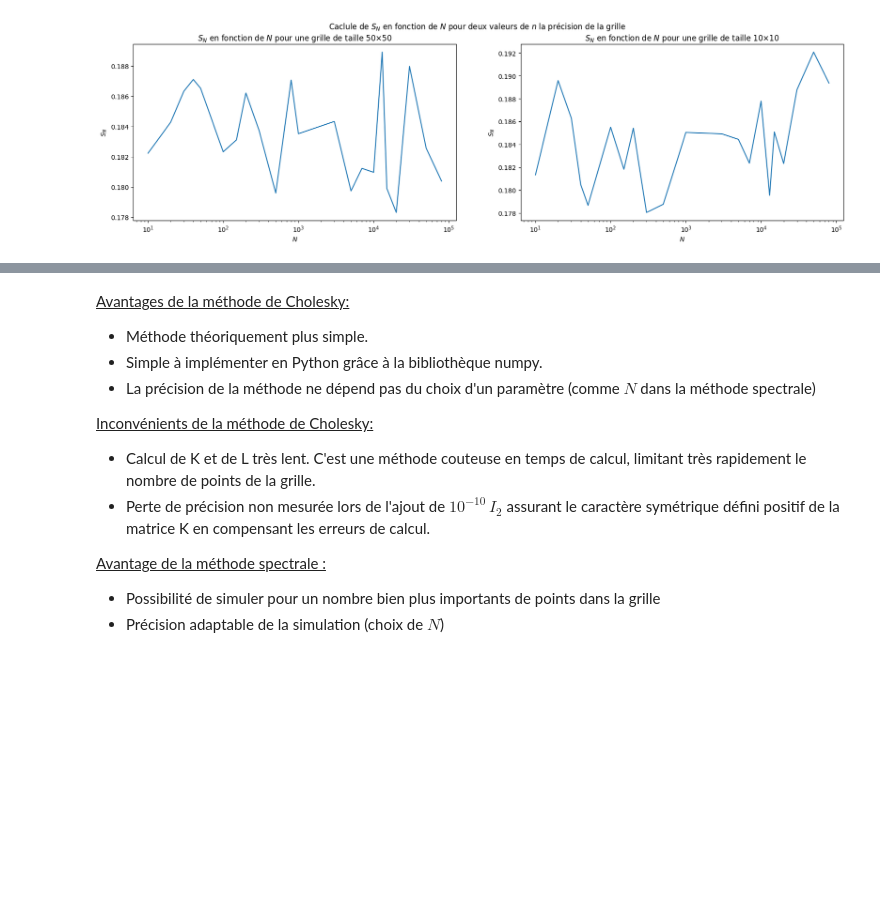
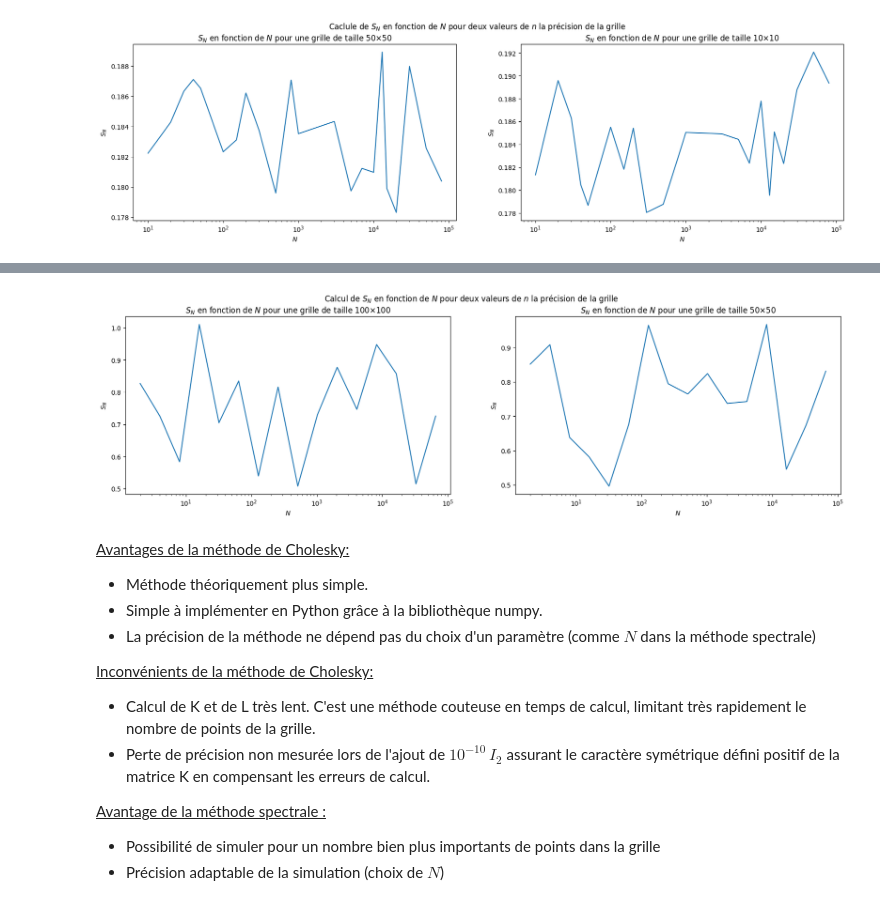
Before and after one commit to louismaguer/projet-maths-info, a Jupyter notebook: projet-probas/Projet Probabilités.ipynb, the cells around one changed output, grey strips where cells are left out. Cells and saved outputs as stored; diff of their text form; code cells hidden in the pictures; blank space fills up the shorter version.

```diff
--- a/projet-probas/Projet Probabilités.ipynb
+++ b/projet-probas/Projet Probabilités.ipynb
@@ -455,3 +464,46 @@ plt.show()
+# %%
+N_size = 17
+N = [2**i for i in range(1, N_size + 1)]
+
+def modified_champ_spectre(coord, a, Ns):
+    m = int(np.sqrt(len(coord)))
+    Ns = np.sort(Ns)
+    N_length = len(Ns)
+    N_max = Ns[N_length - 1]
+    W = rng.multivariate_normal([0, 0], (2/a) * np.identity(2), N_max)
+    Phi = rng.uniform(0, 2 * np.pi, N_max)
+    termes = np.cos(np.dot(coord, W.transpose()) + Phi)
+    ans = []
+    for i in range(N_length):
+        ans.append((np.sqrt(2/Ns[i]) * np.sum(termes[:, :Ns[i]], axis=1)).reshape(m,m).transpose())
+    return ans
+
+n = [100, 50]
+mats_res_1 = modified_champ_spectre(coord(n[0]), a, N)
+mats_res_2 = modified_champ_spectre(coord(n[1]), a, N)
+
+U_1 = np.zeros((N_size - 1, n[0], n[0]))
+U_2 = np.zeros((N_size - 1, n[1], n[1]))
+for i in range(N_size - 1):
+    U_1[i, :, :] = (mats_res_1[i + 1] - mats_res_1[i]) * (mats_res_1[i + 1] - mats_res_1[i])
+    U_2[i, :, :] = (mats_res_2[i + 1] - mats_res_2[i]) * (mats_res_2[i + 1] - mats_res_2[i])
+
+S_N_bis_1 = [1/ (n[0]) * np.sqrt(np.sum(U_1[i, :, :])) for i in range(N_size - 1)]
+S_N_bis_2 = [1/ (n[1]) *np.sqrt(np.sum(U_2[i, :, :])) for i in range(N_size - 1)]
+
+fig, axes = plt.subplots(nrows=1, ncols=2, figsize=(20,5))
+axes[0].semilogx(N[: N_size - 1], S_N_bis_1, label=f"Pour une grille ${n[0]}\times{n[0]}$")
+axes[1].semilogx(N[: N_size - 1], S_N_bis_2, label=f"Pour une grille ${n[1]}\times{n[1]}$")
+axes[0].set_xlabel(f"$N$")
+axes[0].set_ylabel(f"$S_N$")
+axes[0].set_title(f"$S_N$ en fonction de $N$ pour une grille de taille ${n[0]} × {n[0]}$")
+axes[1].set_xlabel(f"$N$")
+axes[1].set_ylabel(f"$S_N$")
+axes[1].set_title(f"$S_N$ en fonction de $N$ pour une grille de taille ${n[1]} × {n[1]}$")
+fig.suptitle(f"Calcul de $S_N$ en fonction de $N$ pour deux valeurs de $n$ la précision de la grille")
+plt.show()
+# %% [output]
+[figure, added]
 # %% [markdown]
 <u>Avantages de la méthode de Cholesky:</u>
 - Méthode théoriquement plus simple.
```
Also changed, not shown: parts of 2 cells of this notebook.
